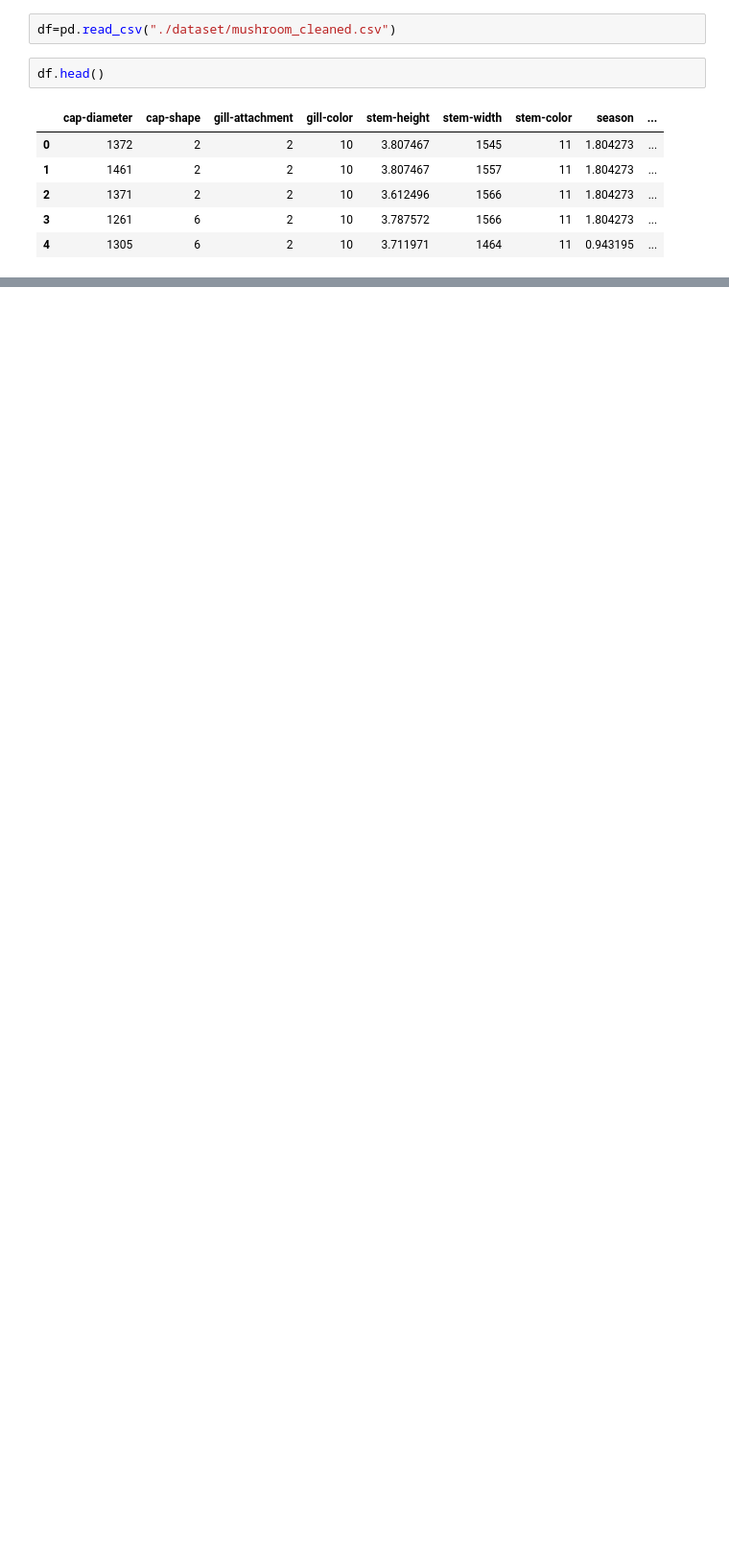
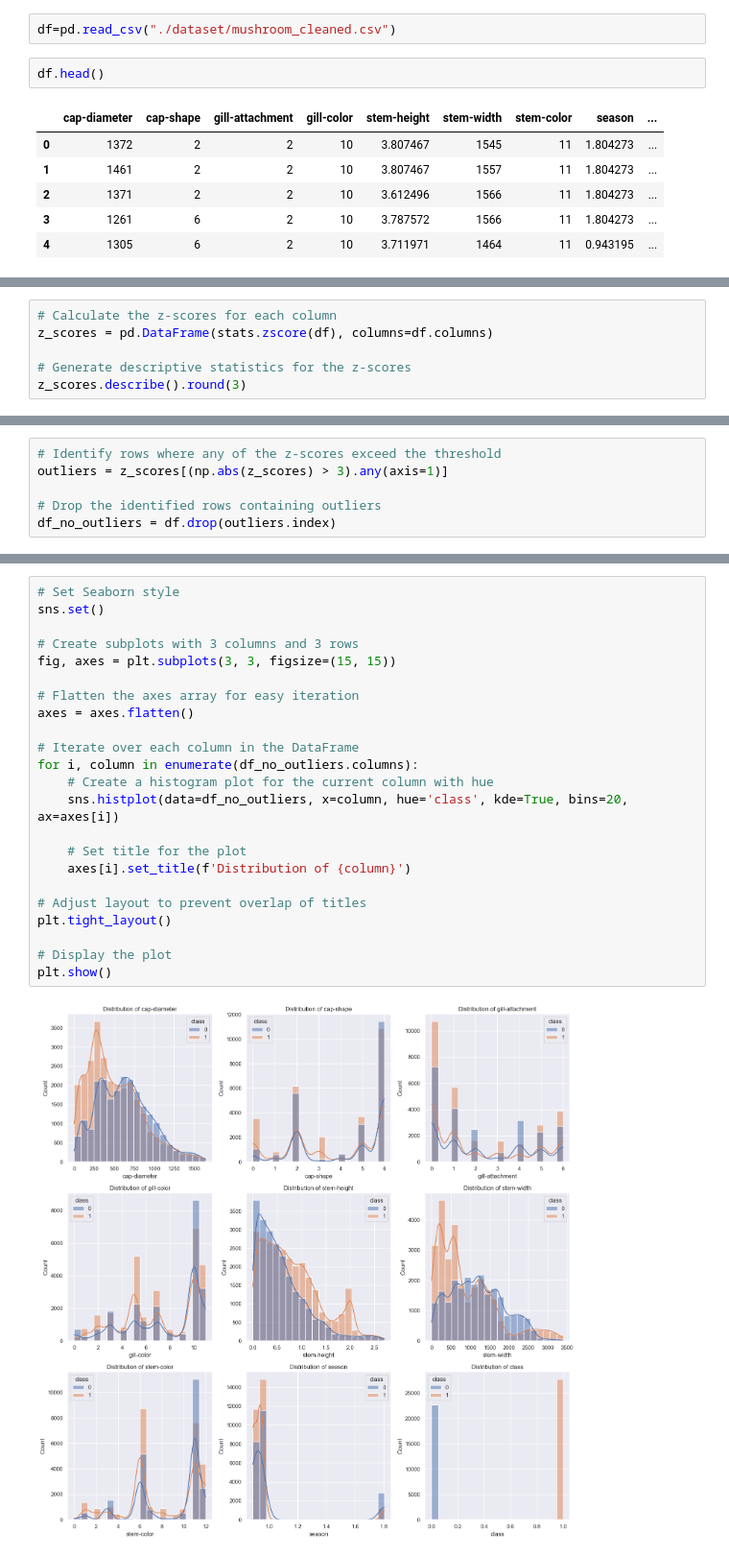
Before and after one commit to SajjadKhanYousafzai/Projects--Kaggle-, a Jupyter notebook: Mushroom_cleaned/mushroom.ipynb, the cells around one changed output, grey strips where cells are left out. Shown at 96% size. Cells and saved outputs as stored; diff of their text form; blank space fills up the shorter version.

```diff
--- a/Mushroom_cleaned/mushroom.ipynb
+++ b/Mushroom_cleaned/mushroom.ipynb
@@ -96,0 +164,6 @@ df.head()
+# %%
+# Calculate the z-scores for each column
+z_scores = pd.DataFrame(stats.zscore(df), columns=df.columns)
+
+# Generate descriptive statistics for the z-scores
+z_scores.describe().round(3)
@@ -96,0 +180,6 @@ df.head()
+# %%
+# Identify rows where any of the z-scores exceed the threshold
+outliers = z_scores[(np.abs(z_scores) > 3).any(axis=1)]
+
+# Drop the identified rows containing outliers
+df_no_outliers = df.drop(outliers.index)
@@ -96,0 +219,25 @@ df.head()
+# %%
+# Set Seaborn style
+sns.set()
+
+# Create subplots with 3 columns and 3 rows
+fig, axes = plt.subplots(3, 3, figsize=(15, 15))
+
+# Flatten the axes array for easy iteration
+axes = axes.flatten()
+
+# Iterate over each column in the DataFrame
+for i, column in enumerate(df_no_outliers.columns):
+    # Create a histogram plot for the current column with hue
+    sns.histplot(data=df_no_outliers, x=column, hue='class', kde=True, bins=20, ax=axes[i])
+
+    # Set title for the plot
+    axes[i].set_title(f'Distribution of {column}')
+
+# Adjust layout to prevent overlap of titles
+plt.tight_layout()
+
+# Display the plot
+plt.show()
+# %% [output]
+[figure, added]
```
Also changed, not shown: parts of 29 cells of this notebook.
